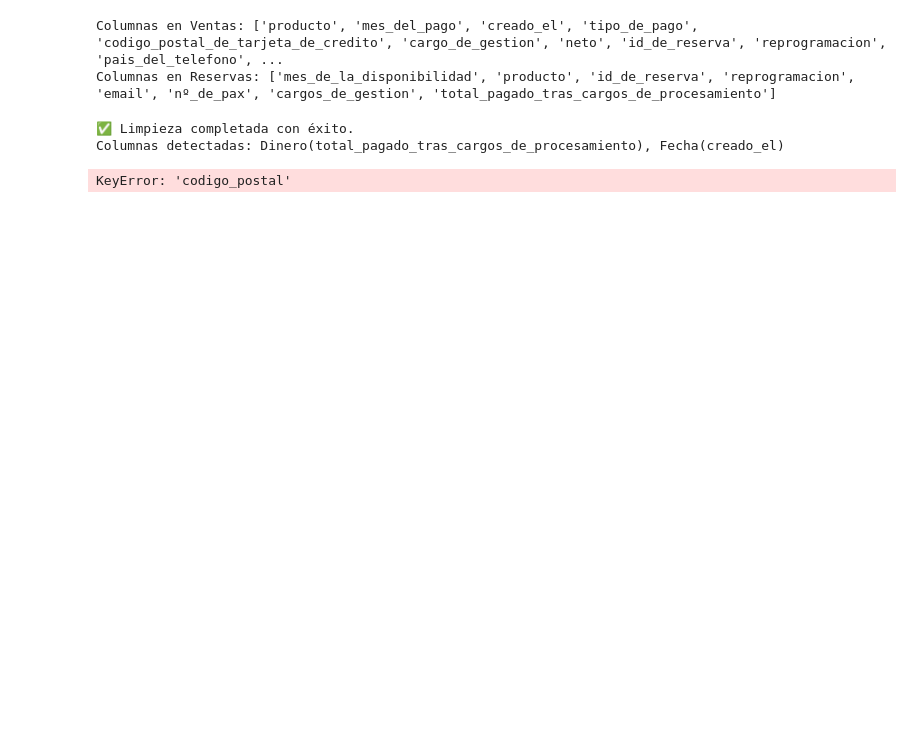
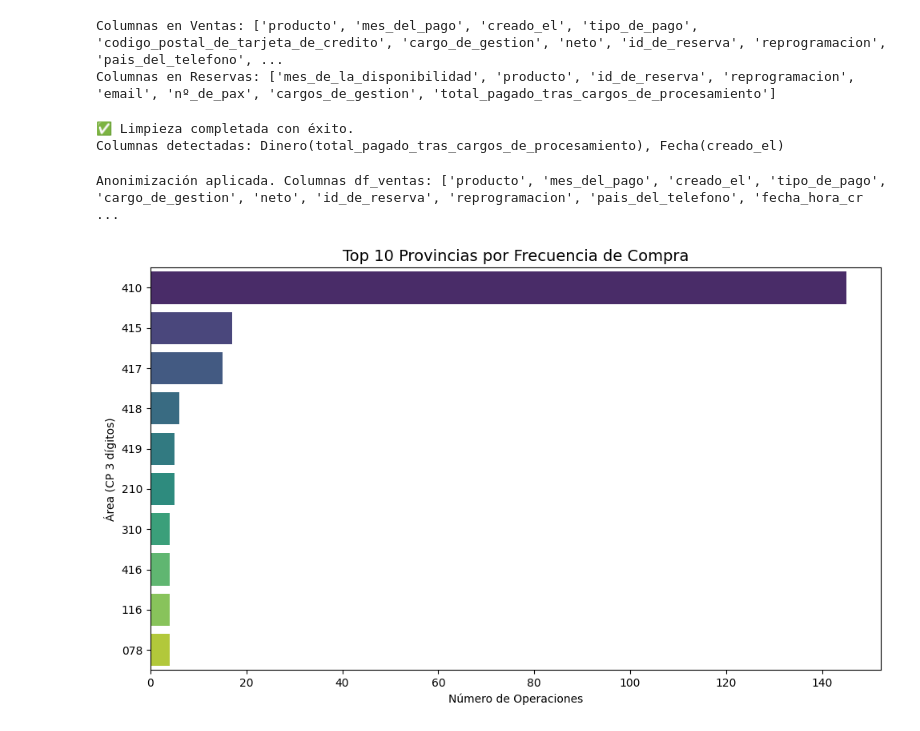
Before and after one commit to lolarealcejudo27/EDA_Oasis_Spa_Sevilla, a Jupyter notebook: src/notebooks/02_geografia.ipynb, the cells around one changed output. Saved outputs shown, nothing was run; the diff lists cells and outputs as text; code cells hidden in the pictures; blank space fills up the shorter version.

```diff
--- a/src/notebooks/02_geografia.ipynb
+++ b/src/notebooks/02_geografia.ipynb
@@ -55,11 +55,6 @@ df_reservas['total_a_recibir'] = df_reservas[col_dinero_reservas].apply(limpiar_
 col_fecha_ventas = [c for c in df_ventas.columns if 'creado' in c or 'fecha' in c][0]
 df_ventas['fecha_hora_creacion_venta'] = pd.to_datetime(df_ventas[col_fecha_ventas], dayfirst=True, errors='coerce')
 
-#Tratamiento de Nulos Geográficos
-#Si 'codigo_postal' no existe tras la limpieza, lo buscamos por parecido
-col_cp = [c for c in df_ventas.columns if 'codigo' in c or 'postal' in c][0]
-df_ventas['codigo_postal'] = df_ventas[col_cp].fillna('00000').astype(str)
-
 #Conversión de Reprogramados
 #Buscamos la columna de reprogramación
 col_repro = [c for c in df_ventas.columns if 'repro' in c][0]
@@ -71,33 +66,41 @@ print(f"Columnas detectadas: Dinero({col_dinero_reservas}), Fecha({col_fecha_ven
 # %% [output]
 ✅ Limpieza completada con éxito.
 Columnas detectadas: Dinero(total_pagado_tras_cargos_de_procesamiento), Fecha(creado_el)
+# %%
+#ANONIMIZACIÓN
+# email -> cliente_id (entero) | CP -> cp_area (3 dígitos, solo provincias ES válidas)
+import sys
+sys.path.insert(0, '../utils')
+from funciones import anonimizar
+
+df_ventas, df_reservas = anonimizar(df_ventas, df_reservas)
+print("Anonimización aplicada. Columnas df_ventas:", df_ventas.columns.tolist())
+# %% [output]
+Anonimización aplicada. Columnas df_ventas: ['producto', 'mes_del_pago', 'creado_el', 'tipo_de_pago', 'cargo_de_gestion', 'neto', 'id_de_reserva', 'reprogramacion', 'pais_del_telefono', 'fecha_hora_cr ...
 # %%
-#Unimos por email para ver el comportamiento histórico del cliente
-df_master = pd.merge(df_ventas, df_reservas, on='email', how='inner', suffixes=('_venta', '_reserva'))
+#Unimos por cliente_id para ver el comportamiento histórico del cliente
+df_master = pd.merge(df_ventas, df_reservas, on='cliente_id', how='inner', suffixes=('_venta', '_reserva'))
 
 #Creamos una columna para identificar si es un cliente recurrente
-asiduidad_clientes = df_master.groupby('email').size().reset_index(name='num_compras')
-df_master = pd.merge(df_master, asiduidad_clientes, on='email')
+asiduidad_clientes = df_master.groupby('cliente_id').size().reset_index(name='num_compras')
+df_master = pd.merge(df_master, asiduidad_clientes, on='cliente_id')
 # %%
-# Filtramos por los que tienen más de una compra
-top_geografico = df_master[df_master['num_compras'] > 1]['codigo_postal'].value_counts().head(10)
+# GRÁFICA 1 — Top 10 provincias por frecuencia de compra (clientes recurrentes)
+top_geografico = df_master[df_master['num_compras'] > 1]['cp_area'].value_counts().head(10)
 
 plt.figure(figsize=(10, 6))
-
-# Añadimos hue y legend=False para evitar el Warning de Seaborn
 sns.barplot(
     x=top_geografico.values,
     y=top_geografico.index,
     palette='viridis',
     hue=top_geografico.index,
     legend=False
 )
-
-plt.title('Top 10 Códigos Postales por Frecuencia de Compra', fontsize=14)
+plt.title('Top 10 Provincias por Frecuencia de Compra', fontsize=14)
 plt.xlabel('Número de Operaciones')
-plt.ylabel('Código Postal')
+plt.ylabel('Área (CP 3 dígitos)')
 plt.tight_layout()
 plt.savefig('../img/distribucion_geografica.png')
 plt.show()
 # %% [output]
-KeyError: 'codigo_postal'
+[figure, added]
```
Also changed, not shown: parts of 2 cells of this notebook, 12 other files.
